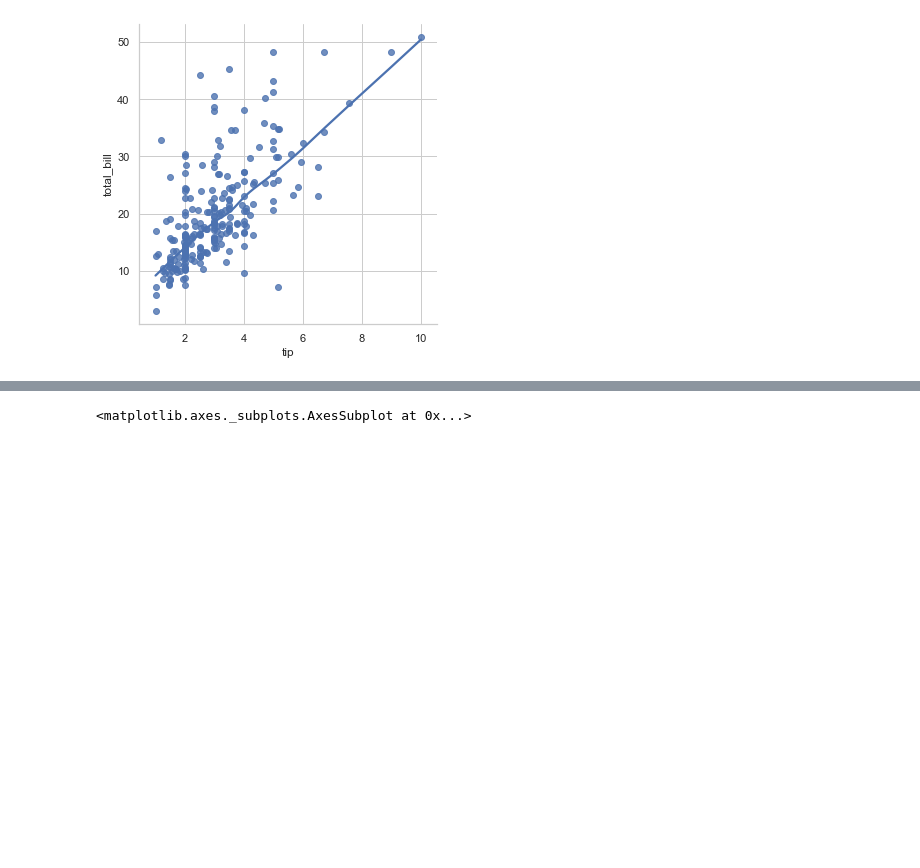
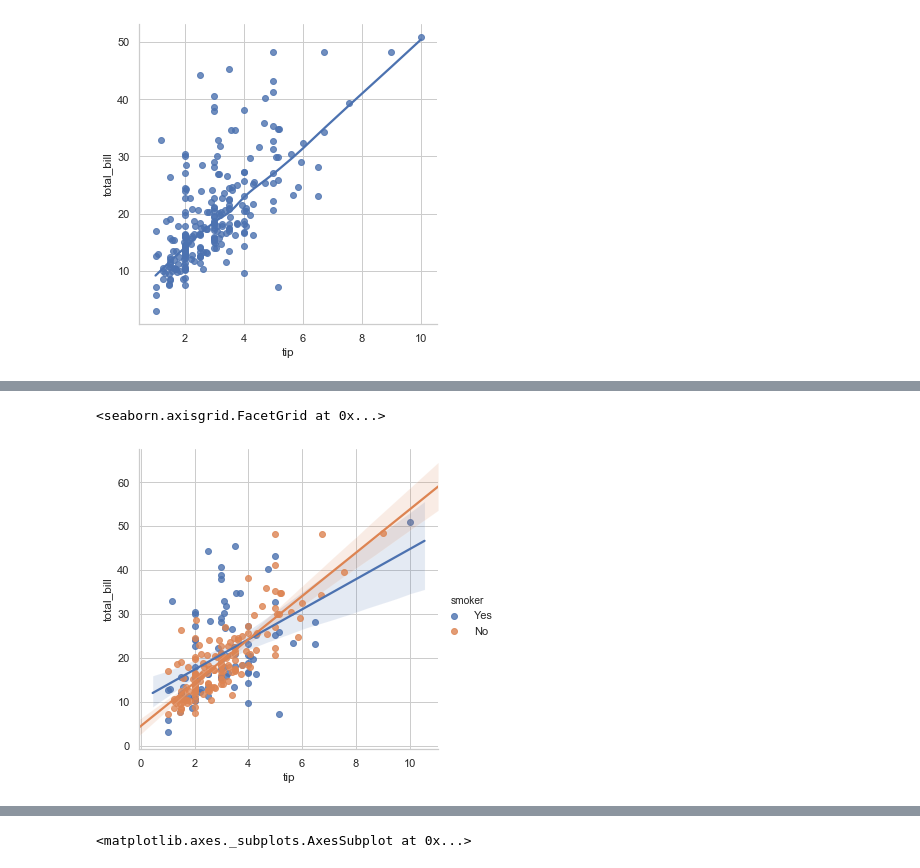
Before and after one commit to garycunningham89/fundamentalsdataanalysis, a Jupyter notebook: Fundamentals of Data Analysis.ipynb, the cells around one changed output, grey strips where cells are left out. Cells and saved outputs as stored; diff of their text form; code cells hidden in the pictures; blank space fills up the shorter version.

```diff
--- a/Fundamentals of Data Analysis.ipynb
+++ b/Fundamentals of Data Analysis.ipynb
@@ -400,0 +410,6 @@ As shown, the linear variation is not extreme in the tips dataset so as to reinf
+# %%
+#using Seaborns lmplot including the smoker variable in showing the tip and total bill columns and linear regression analysis.
+sns.lmplot(x="tip", y="total_bill", hue = "smoker", data = tips)
+# %% [output]
+<seaborn.axisgrid.FacetGrid at 0x...>
+[figure, added]
```
Also changed, not shown: parts of 18 cells of this notebook, 1 other file.
